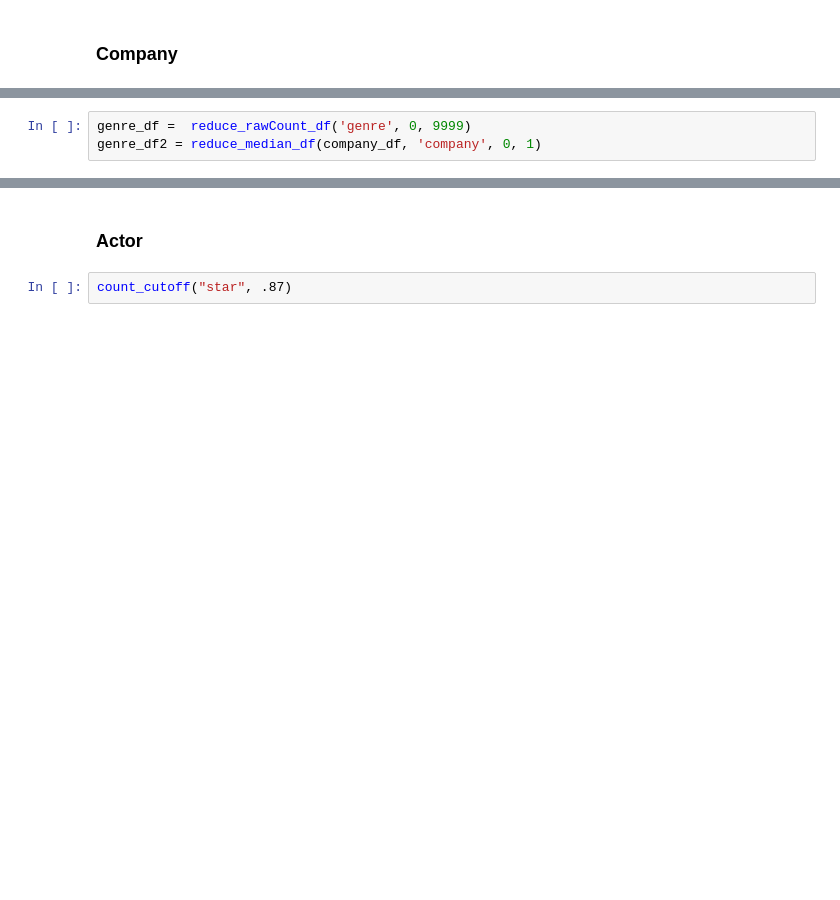
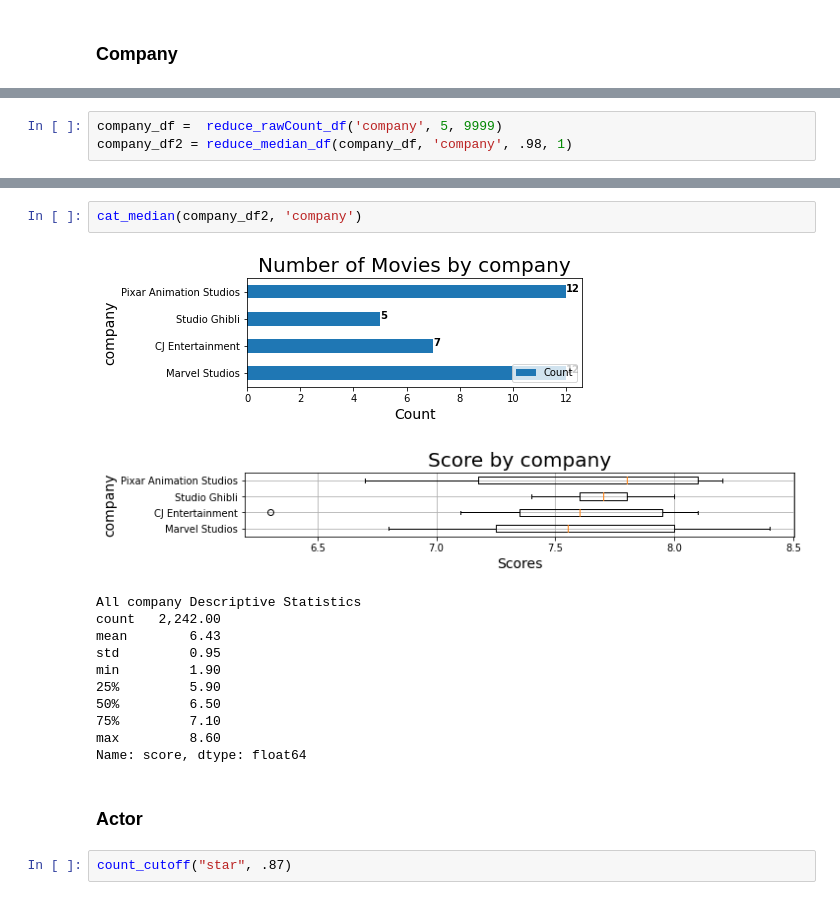
Before and after one commit to AleksKostrycka/Movie_Review_Project, a Jupyter notebook: Statistical_Analysis_Advanced.ipynb, the cells around one changed output, grey strips where cells are left out. Saved outputs shown, nothing was run; the diff lists cells and outputs as text; blank space fills up the shorter version.

```diff
--- a/Statistical_Analysis_Advanced.ipynb
+++ b/Statistical_Analysis_Advanced.ipynb
@@ -320,3 +347,3 @@ Name: genre, dtype: float64
 # %%
-genre_df =  reduce_rawCount_df('genre', 0, 9999)
-genre_df2 = reduce_median_df(company_df, 'company', 0, 1)
+company_df =  reduce_rawCount_df('company', 5, 9999)
+company_df2 = reduce_median_df(company_df, 'company', .98, 1)
@@ -338,3 +350,18 @@ Name: score, dtype: float64
+# %%
+cat_median(company_df2, 'company')
+# %% [output]
+[figure, added]
+[figure, added]
+All company Descriptive Statistics
+count   2,242.00
+mean        6.43
+std         0.95
+min         1.90
+25%         5.90
+50%         6.50
+75%         7.10
+max         8.60
+Name: score, dtype: float64
 # %% [markdown]
 ### Actor
 # %%
```
Also changed, not shown: parts of 21 cells of this notebook.
